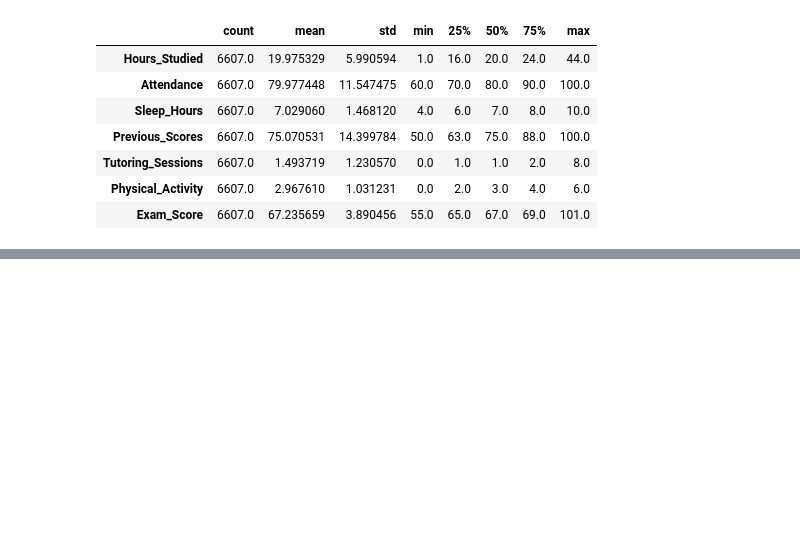
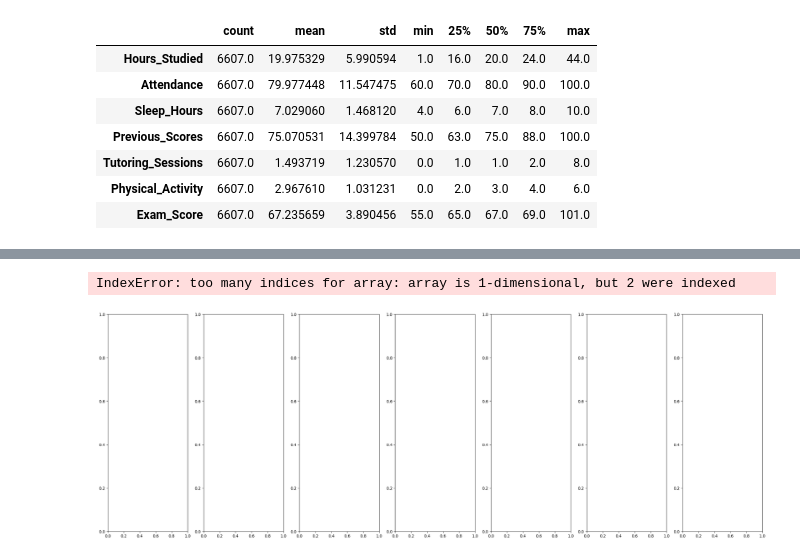
Before and after one commit to Damdam86/Mayo_school, a Jupyter notebook: Code_Damien.ipynb, the cells around one changed output, grey strips where cells are left out. Drawn from its saved outputs; the diff is of its cells as text; code cells hidden in the pictures; blank space fills up the shorter version.

Commit message:
essais de visualisation des données

```diff
--- a/Code_Damien.ipynb
+++ b/Code_Damien.ipynb
@@ -74,3 +76,14 @@ df.describe().T
 | Tutoring_Sessions | 6607.0 | 1.493719 | 1.230570 | 0.0 | 1.0 | 1.0 | 2.0 | 8.0 |
 | Physical_Activity | 6607.0 | 2.967610 | 1.031231 | 0.0 | 2.0 | 3.0 | 4.0 | 6.0 |
 | Exam_Score | 6607.0 | 67.235659 | 3.890456 | 55.0 | 65.0 | 67.0 | 69.0 | 101.0 |
+# %%
+def tru_much(text : str) -> int:
+	if text == 'Far':
+		return 3
+	if text == 'Moderate':
+		return 2
+	if text == 'Near':
+		return 1
+
+df["Distance_clear"] = df['Distance_from_Home'].apply(tru_much)
+df
@@ -76,0 +104,13 @@ df.describe().T
+# %%
+df2 = df.select_dtypes(include=['int64', 'float64'])
+# %%
+fig, ax = plt.subplots(1, 7, figsize=(30, 10))
+target_col = "Exam_Score"
+columns_to_compare = [col for col in df2.columns if col != target_col]
+k = 0
+j = 0
+for i, col in enumerate(columns_to_compare):
+	sns.scatterplot(x=col, y=target_col, data=df2, ax=ax[1, i])
+# %% [output]
+IndexError: too many indices for array: array is 1-dimensional, but 2 were indexed
+[figure, added]
```
Also changed, not shown: parts of 3 cells of this notebook.
